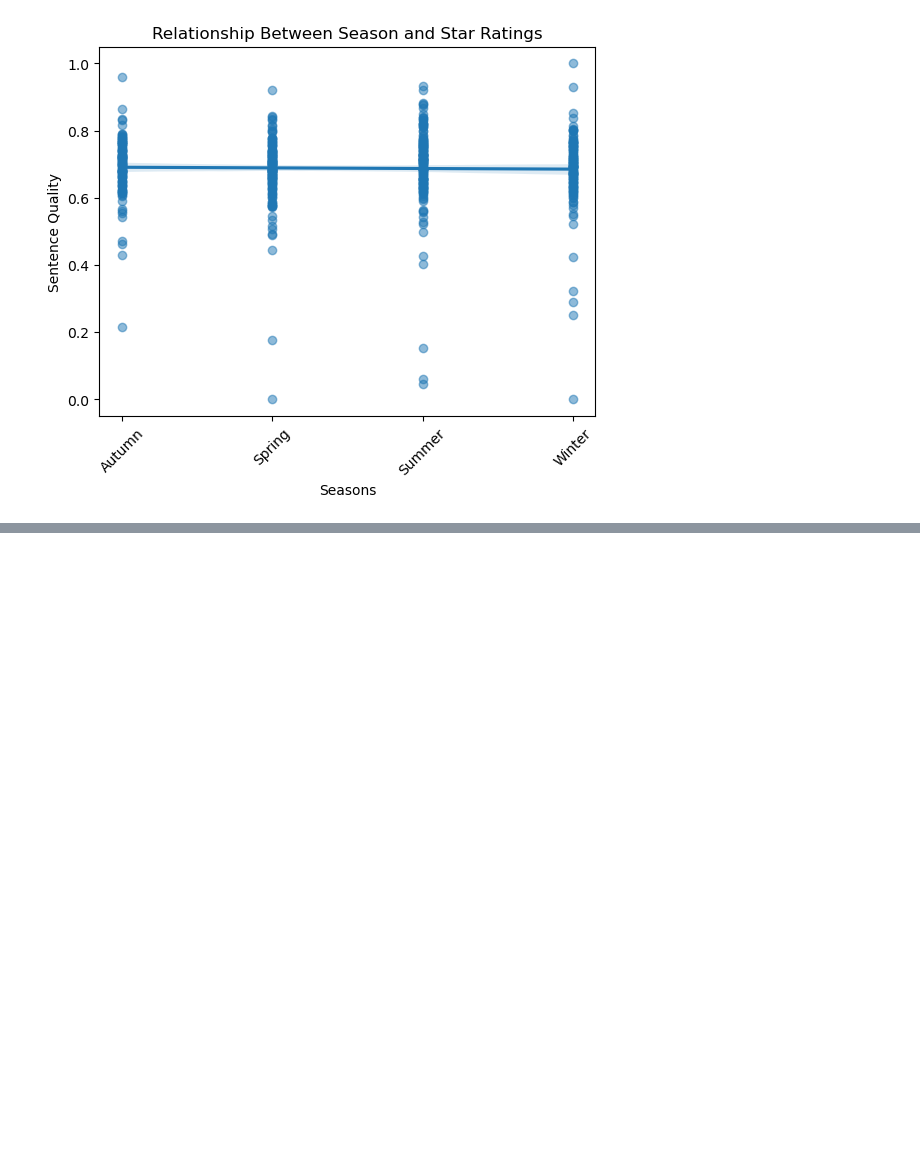
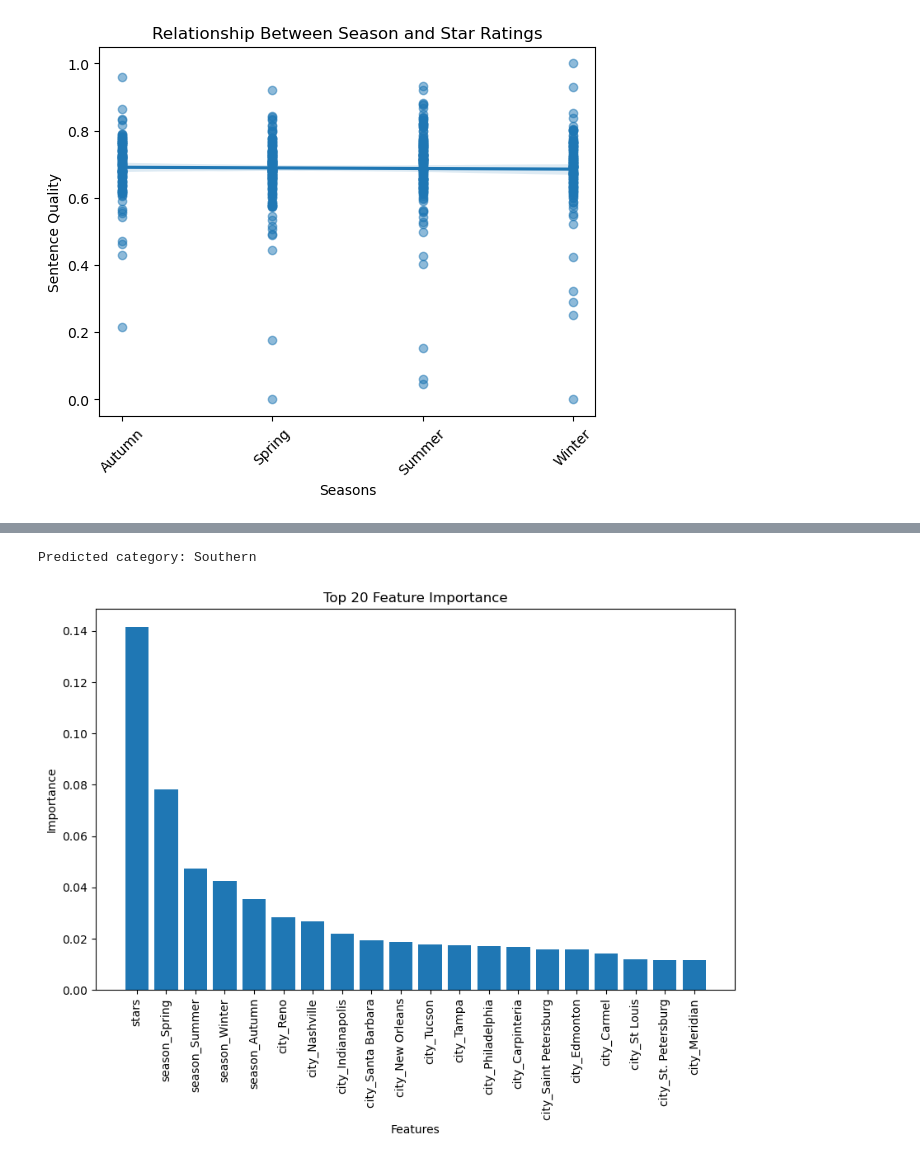
Before and after one commit to jonahansmulcrone/Data233FinalProject, a Jupyter notebook: Project_final.ipynb, the cells around one changed output, grey strips where cells are left out. Cells and saved outputs as stored; diff of their text form; code cells hidden in the pictures; blank space fills up the shorter version.

```diff
--- a/Project_final.ipynb
+++ b/Project_final.ipynb
@@ -552,2 +562,52 @@ plt.show()
+# %%
+import pandas as pd
+from sklearn.model_selection import train_test_split
+from sklearn.feature_extraction.text import TfidfVectorizer
+from sklearn.tree import DecisionTreeClassifier
+from sklearn.metrics import accuracy_score
+import json
+import matplotlib.pyplot as plt
+from sklearn.tree import plot_tree
+
+df = pd.read_json('yelp_dataset/reviews_with_season.json')
+
+# Data Preparation
+df = pd.get_dummies(df, columns=['season', 'city'])
+X = df.drop(columns=['category', 'text', 'review_id', 'user_id', 'business_id', 'date', 'state', 'funny', 'cool', 'useful'])  # Drop non-numeric columns
+y = df['category']
+
+# Training the Model
+clf = DecisionTreeClassifier()
+clf.fit(X, y)
+
+# Create user input DataFrame
+user_input = pd.DataFrame({
+    'city_' + 'Tampa': [1],
+    'season_Winter': [1]
+})
+
+user_input = user_input.reindex(columns=X.columns, fill_value=0)
+
+# Make predictiona
+predicted_category = clf.predict(user_input)
+print("Predicted category:", predicted_category[0])
+
+feature_importance = clf.feature_importances_
+feature_names = X.columns
+
+# Sort feature importances in descending order
+indices = feature_importance.argsort()[::-1][:20]  # Selecting top 20 most important features
+
+# Plot the feature importances of the decision tree
+plt.figure(figsize=(10, 6))
+plt.title("Top 20 Feature Importance")
+plt.bar(range(len(indices)), feature_importance[indices], align="center")
+plt.xticks(range(len(indices)), feature_names[indices], rotation=90)
+plt.xlabel("Features")
+plt.ylabel("Importance")
+plt.show()
+# %% [output]
+Predicted category: Southern
+[figure, added]
 # %% [markdown]
 ## Conclusion and Reflection
```
Also changed, not shown: parts of 5 cells of this notebook, 1 other file.
